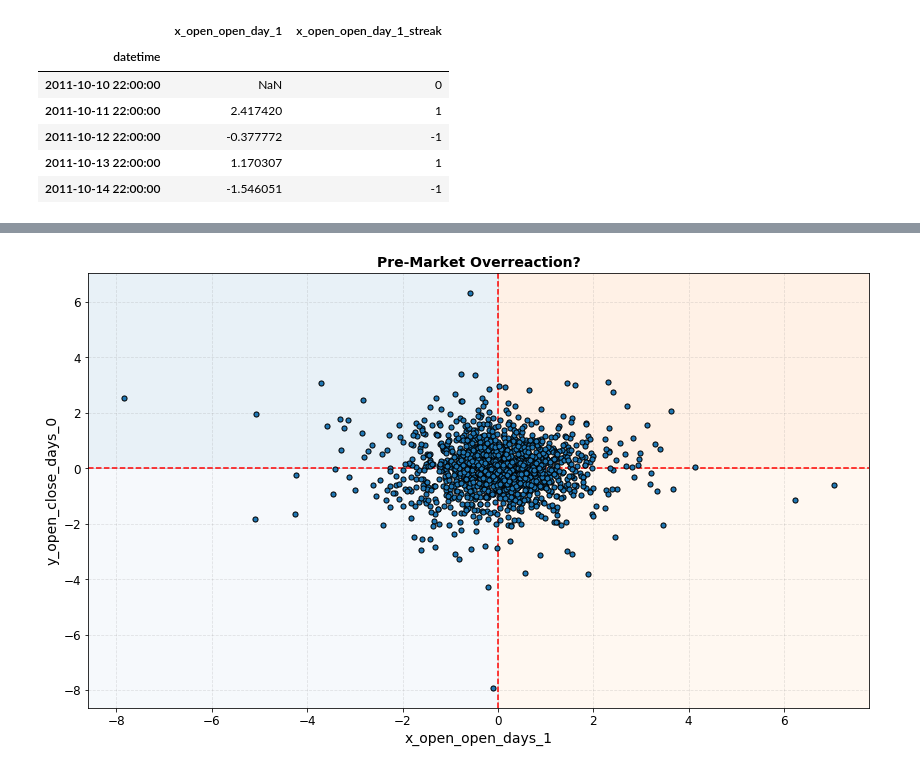
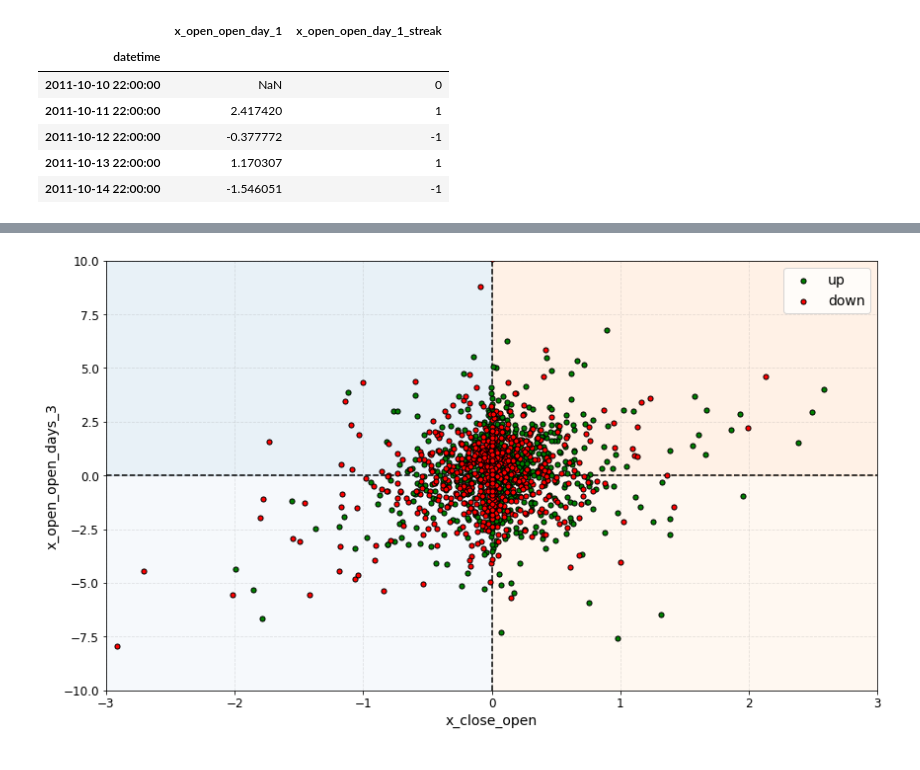
Before and after one commit to Hjartarson/stock-market, a Jupyter notebook: make-report-OMXS30.ipynb, the cells around one changed output, grey strips where cells are left out. Drawn from its saved outputs; the diff is of its cells as text; code cells hidden in the pictures.

```diff
--- a/make-report-OMXS30.ipynb
+++ b/make-report-OMXS30.ipynb
@@ -107,6 +134,6 @@ df.head()
 # %%
 # ADD CAT INSTEAD OF FLOAT
-df = df.join(df['x_open_open_day_1'].rename('x_open_open_day_1_up'))
+df['x_open_open_day_1_up'] = df['x_open_open_day_1']
 
 mask = df['x_open_open_day_1'] < 0
 df.loc[df['x_open_open_day_1'][mask].index,'x_open_open_day_1_up'] = False
@@ -125,9 +151,0 @@ df.head()
-# %%
-# ADD CAT INSTEAD OF FLOAT
-df = df.join(df['y_open_close_days_0'].rename('y_open_close_days_0_up'))
-
-mask = df['y_open_close_days_0'] < 0
-df.loc[df['y_open_close_days_0'][mask].index,'y_open_close_days_0_up'] = 0
-mask = df['y_open_close_days_0'] > 0
-df.loc[df['y_open_close_days_0'][mask].index,'y_open_close_days_0_up'] = 1
-df.head()
@@ -169,3 +178,11 @@ df[['x_open_open_day_1','x_open_open_day_1_streak']].head()
 | 2011-10-12 22:00:00 | -0.377772 | -1 |
 | 2011-10-13 22:00:00 | 1.170307 | 1 |
 | 2011-10-14 22:00:00 | -1.546051 | -1 |
+# %%
+# Add other measures
+df['x_weekday'] = df.index.weekday
+df['x_month'] = df.index.month
+df['x_year'] = df.index.year
+df['x_quarter'] = df.index.quarter
+df['x_dayofmonth'] = df.index.day
+df[['x_weekday','x_dayofmonth']].head()
@@ -195,40 +220,43 @@ df[['y_open_close_days_0','x_open_open_day_1_streak']].replace([np.inf,-np.inf],
 # %%
 #df_stock_swap = df_stock.swaplevel(axis=1)
 import matplotlib.patches as patches
 # Close price change dependancy
 f, ax = plt.subplots(1,1)
-x = 'x_open_open_days_1'
-y = 'y_open_close_days_0'
+x = 'x_close_open'
+y = 'x_open_open_days_3'
 
     #print('Neg:',df_sel[df_sel[x]<0][y].replace(np.inf,np.nan).dropna().mean())
     #print('Pos:',df_sel[df_sel[x]>0][y].replace(np.inf,np.nan).dropna().mean())
-df.plot(ax=ax,kind='scatter',x=x,y=y,grid=True,s=26,edgecolor='black',legend=False,zorder=3)
+df[df['y_open_close_days_0_up']==1].plot(ax=ax,kind='scatter',x=x,y=y,grid=True,s=26,color='g',edgecolor='black',zorder=3,label='up')
+df[df['y_open_close_days_0_up']==0].plot(ax=ax,kind='scatter',x=x,y=y,grid=True,s=26,color='r',edgecolor='black',zorder=3,label='down')
 #ax.legend(stocks)
-ax.set_title('Pre-Market Overreaction?')
-ax.axhline(0,ls = '--',color='red')
-ax.axvline(0,ls = '--',color='red')
+ax.set_title('')
+ax.axhline(0,ls = '--',color='black')
+ax.axvline(0,ls = '--',color='black')
 #ax.set_xlim([-10,10])
 #plt.axvline(-1,ls='--',color='r')
 #ax.axvspan(xmin=-10,xmax=0,alpha = 0.1,zorder=1)
-for nr,x,y in zip([0,1,2,3],[-10,-10,0,0],[0,-10,0,-10]):
+x_width = 3
+y_with = 10
+for nr,x,y in zip([0,1,2,3],[-x_width,-x_width,0,0],[0,-y_with,0,-y_with]):
     ax.add_patch(
         patches.Rectangle(
             (x,y),   # (x,y)
-            10,          # width
-            10,          # height
+            x_width,          # width
+            y_with,          # height
             alpha = 0.1,
             color = tableau20[nr]
             ))
 
 #ax.text(-7,7,'Open [-]\nClose [+]\nOverreaction during Pre-Market?')
 #ax.text(-7,-7,'Open [-]\nClose [-]\nDecline continues during the day?')
 #ax.text(3,7,'Open [+]\nClose [+]\nIncrease continues during the day')
 #ax.text(3,-7,'Open [+]\nClose [-]\nGood morning, bad day')
-#ax.set_xlim([-3,3])
-#ax.set_ylim([-6,6])
-#f.savefig('fig/overreaction.png', dpi=100,bbox_inches='tight')
+ax.set_xlim([-x_width,x_width])
+ax.set_ylim([-y_with,y_with])
+f.savefig('fig/dependence.png', dpi=100,bbox_inches='tight')
 # %% [output]
-[figure, old version]
+[figure, new version]
 # %%
 def set_daily_xticks(df_date,ax,rot=0):
     major_ticks = pd.to_datetime(df_date.index.unique())
```
Also changed, not shown: parts of 17 cells of this notebook, 4 other files.
